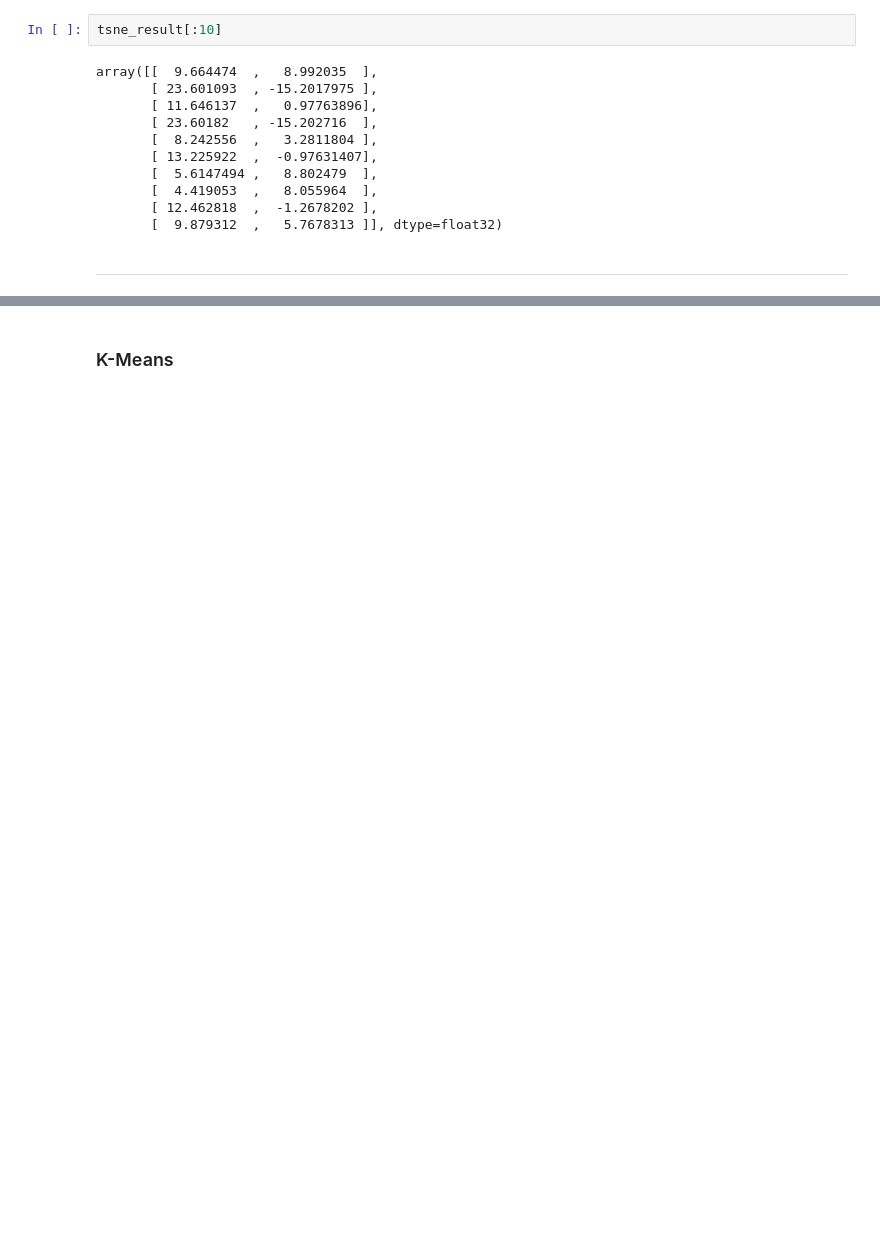
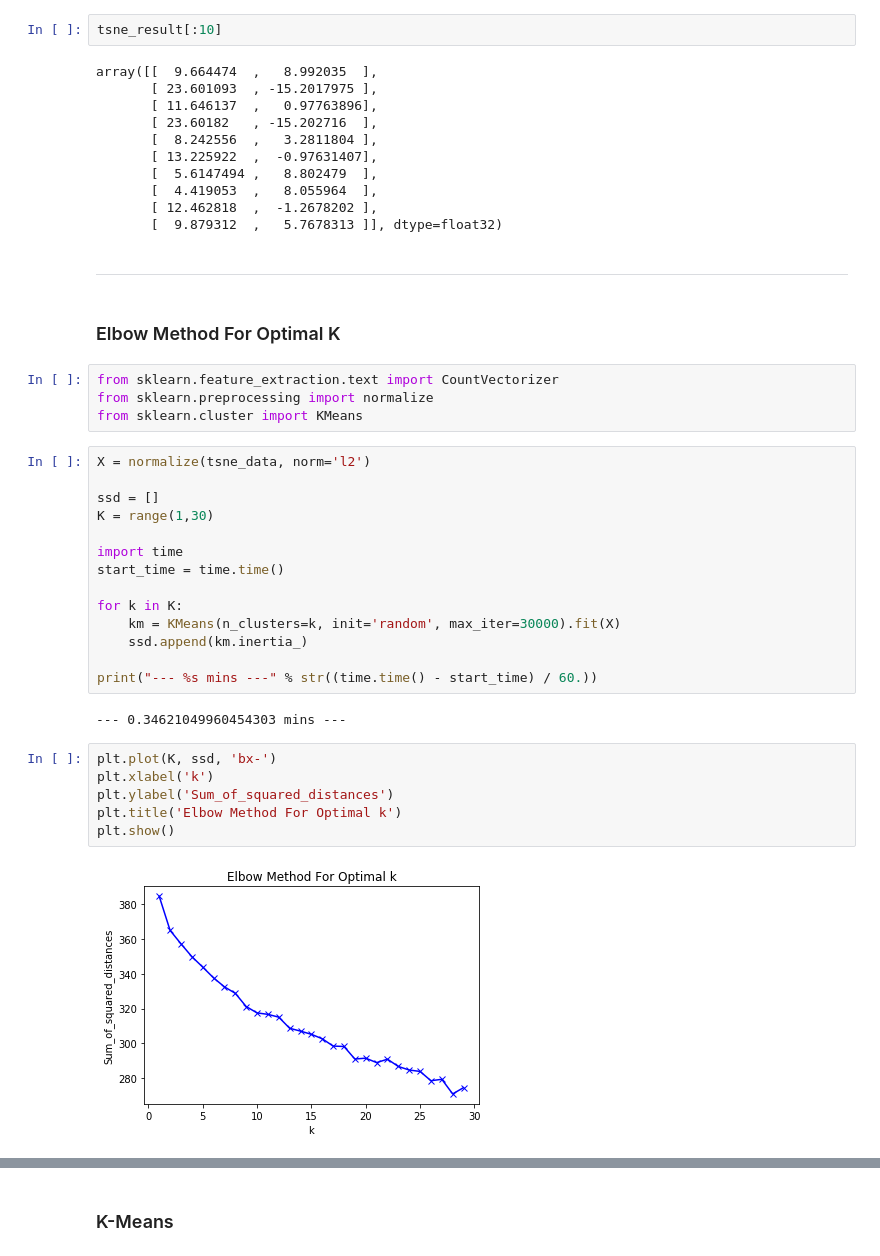
Before and after one commit to madigun697/coding_studies, a Jupyter notebook: Topic_Modeling/Topic_Modeling_K_Means_Drug.ipynb, the cells around one changed output, grey strips where cells are left out. Cells and saved outputs as stored; diff of their text form; blank space fills up the shorter version.

Commit message:
Add Elbow method for optimal K in K-Means notebook

```diff
--- a/Topic_Modeling/Topic_Modeling_K_Means_Drug.ipynb
+++ b/Topic_Modeling/Topic_Modeling_K_Means_Drug.ipynb
@@ -204,3 +204,33 @@ array([[  9.664474  ,   8.992035  ],
        [  9.879312  ,   5.7678313 ]], dtype=float32)
 # %% [markdown]
 ----
+# %% [markdown]
+### Elbow Method For Optimal K
+# %%
+from sklearn.feature_extraction.text import CountVectorizer
+from sklearn.preprocessing import normalize
+from sklearn.cluster import KMeans
+# %%
+X = normalize(tsne_data, norm='l2')
+
+ssd = []
+K = range(1,30)
+
+import time
+start_time = time.time()
+
+for k in K:
+    km = KMeans(n_clusters=k, init='random', max_iter=30000).fit(X)
+    ssd.append(km.inertia_)
+
+print("--- %s mins ---" % str((time.time() - start_time) / 60.))
+# %% [output]
+--- 0.34621049960454303 mins ---
+# %%
+plt.plot(K, ssd, 'bx-')
+plt.xlabel('k')
+plt.ylabel('Sum_of_squared_distances')
+plt.title('Elbow Method For Optimal k')
+plt.show()
+# %% [output]
+[figure, added]
```
Also changed, not shown: parts of 7 cells of this notebook.
